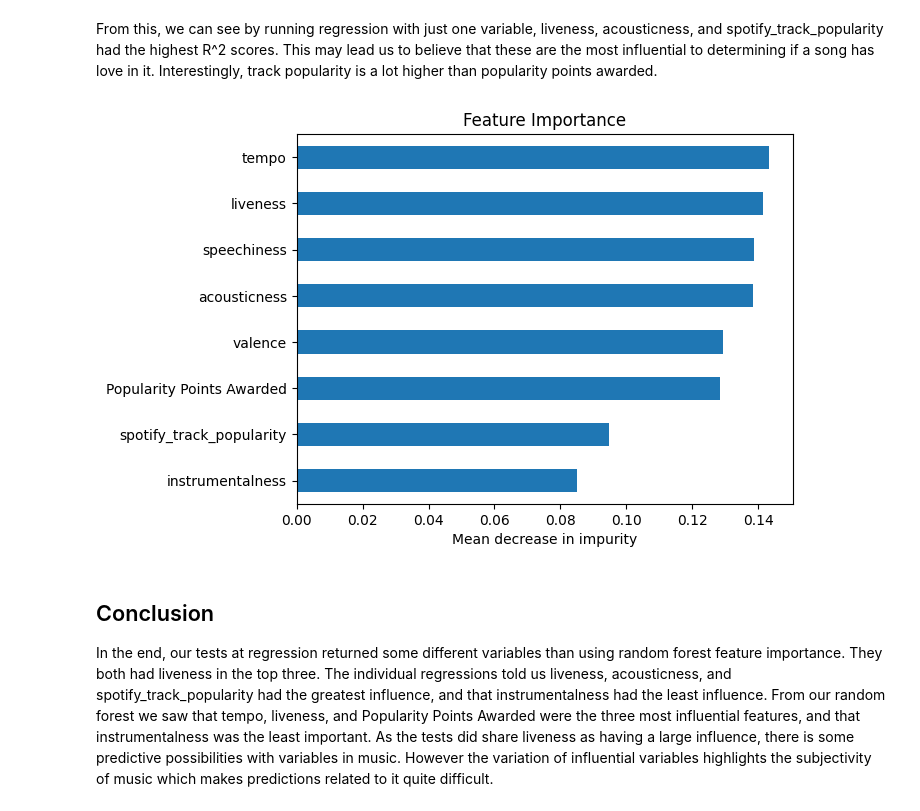
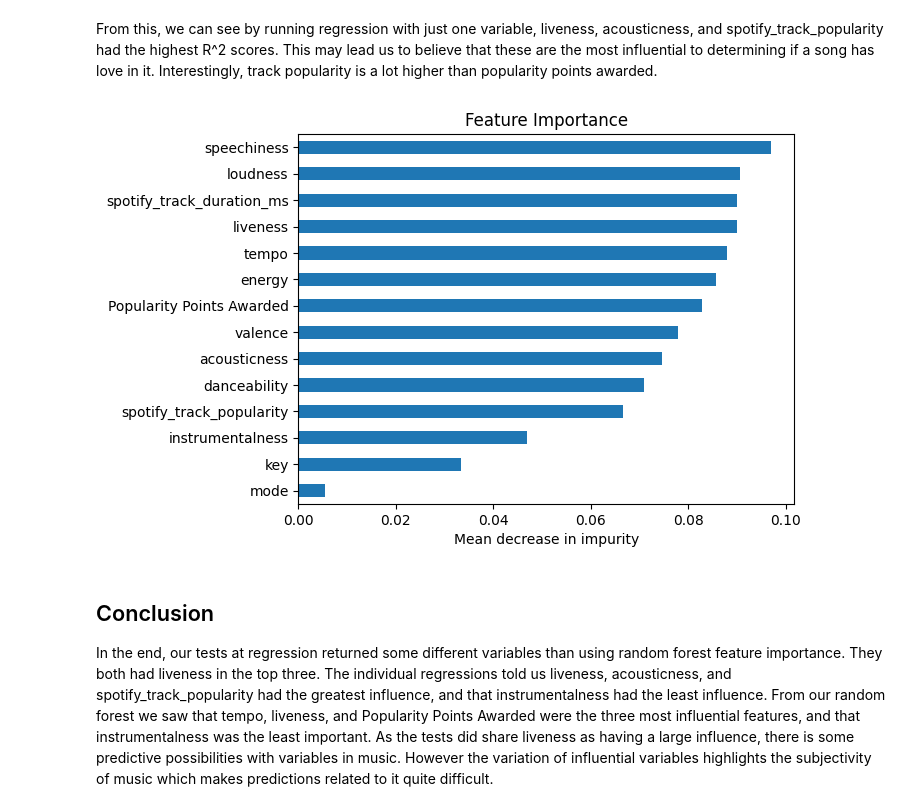
Before and after one commit to teaganabritten/DS3021-music-projectfork, a Jupyter notebook: results/loveprediction_withfigures.ipynb, the cells around one changed output. Cells and saved outputs as stored; diff of their text form; code cells hidden in the pictures.

```diff
--- a/results/loveprediction_withfigures.ipynb
+++ b/results/loveprediction_withfigures.ipynb
@@ -293,24 +293,24 @@ From this, we can see by running regression with just one variable, liveness, ac
 # %%
 #Trying random forest
 from sklearn.ensemble import RandomForestRegressor
 
-X = song_attribute_data.loc[:,['speechiness', 'acousticness', 'instrumentalness','liveness','valence', 'tempo',	'spotify_track_popularity', 'Popularity Points Awarded']]
+X = song_attribute_data.loc[:,['spotify_track_duration_ms', 'danceability', 'energy', 'key', 'loudness', 'mode', 'speechiness', 'acousticness', 'instrumentalness',	'liveness',	'valence', 'tempo',	'spotify_track_popularity', 'Popularity Points Awarded']]
 X = X.apply(minmax,axis=0)
 
 X_train, X_test, y_train, y_test = train_test_split(X,y, test_size=.2, random_state=100)
 
 model = RandomForestRegressor(max_depth=10)
 rf = model.fit(X_train,y_train)
 
 y_hat_rf = rf.predict(X_test)
 
 feature_importances = pd.Series(rf.feature_importances_, index=X_train.columns )
 feature_importances.sort_values().plot(kind='barh')
 plt.title('Feature Importance')
 plt.xlabel('Mean decrease in impurity')
 plt.show()
 # %% [output]
-[figure, old version]
+[figure, new version]
 # %% [markdown]
 ## Conclusion
 
```
